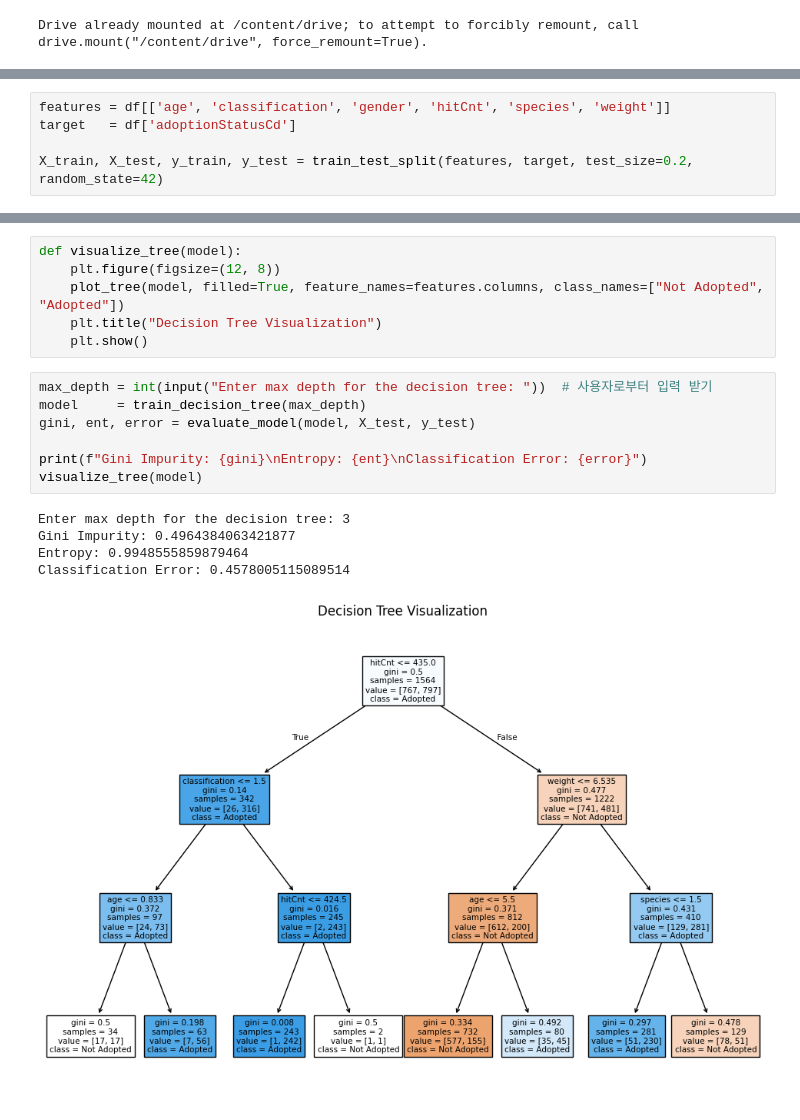
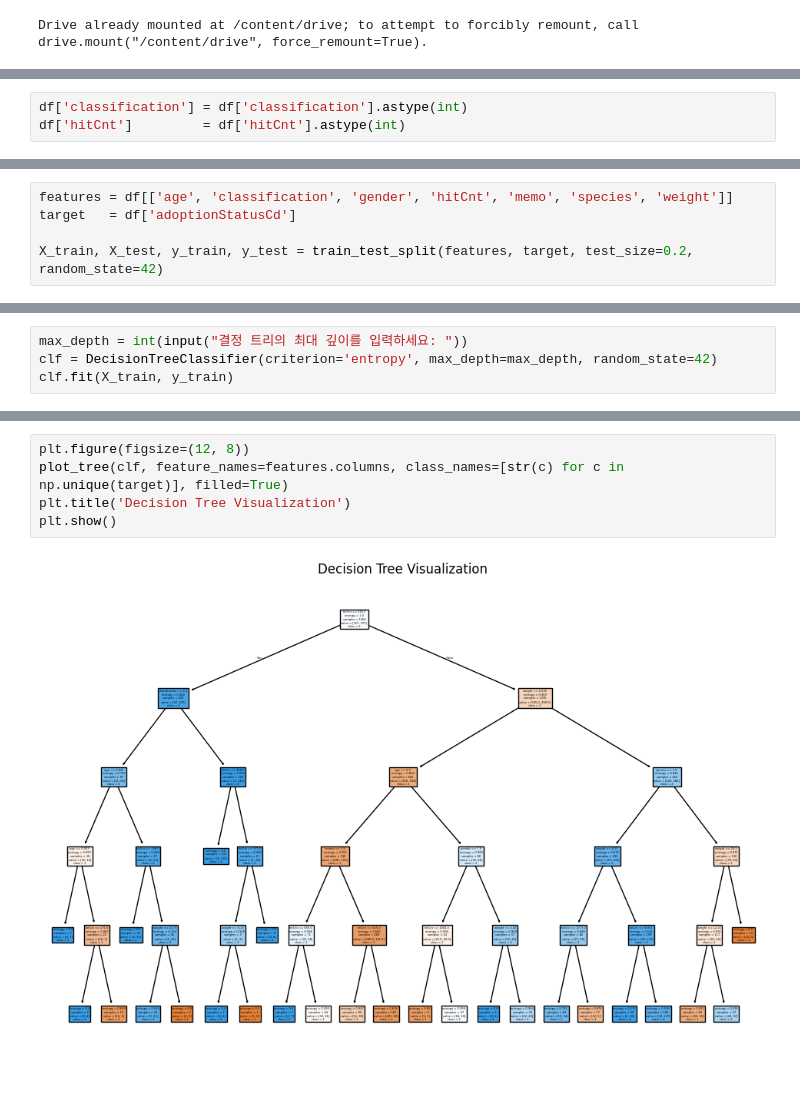
Before and after one commit to Bee-Geum/datamining, a Jupyter notebook: decision_tree.ipynb, the cells around one changed output, grey strips where cells are left out. Drawn from its saved outputs; the diff is of its cells as text; blank space fills up the shorter version.

```diff
--- a/decision_tree.ipynb
+++ b/decision_tree.ipynb
@@ -20,0 +43,3 @@ df.head()
+# %%
+df['classification'] = df['classification'].astype(int)
+df['hitCnt']         = df['hitCnt'].astype(int)
@@ -27,5 +67,5 @@ import matplotlib.pyplot as plt
 # %%
-features = df[['age', 'classification', 'gender', 'hitCnt', 'species', 'weight']]
+features = df[['age', 'classification', 'gender', 'hitCnt', 'memo', 'species', 'weight']]
 target   = df['adoptionStatusCd']
 
 X_train, X_test, y_train, y_test = train_test_split(features, target, test_size=0.2, random_state=42)
@@ -56,0 +72,4 @@ def classification_error(target):
+# %%
+max_depth = int(input("결정 트리의 최대 깊이를 입력하세요: "))
+clf = DecisionTreeClassifier(criterion='entropy', max_depth=max_depth, random_state=42)
+clf.fit(X_train, y_train)
@@ -57,19 +107,7 @@ def classification_error(target):
 # %%
-def visualize_tree(model):
-    plt.figure(figsize=(12, 8))
-    plot_tree(model, filled=True, feature_names=features.columns, class_names=["Not Adopted", "Adopted"])
-    plt.title("Decision Tree Visualization")
-    plt.show()
+plt.figure(figsize=(12, 8))
+plot_tree(clf, feature_names=features.columns, class_names=[str(c) for c in np.unique(target)], filled=True)
+plt.title('Decision Tree Visualization')
+plt.show()
+# %% [output]
+[figure, added]
-# %%
-max_depth = int(input("Enter max depth for the decision tree: "))  # 사용자로부터 입력 받기
-model     = train_decision_tree(max_depth)
-gini, ent, error = evaluate_model(model, X_test, y_test)
-
-print(f"Gini Impurity: {gini}\nEntropy: {ent}\nClassification Error: {error}")
-visualize_tree(model)
-# %% [output]
-Enter max depth for the decision tree: 3
-Gini Impurity: 0.4964384063421877
-Entropy: 0.9948555859879464
-Classification Error: 0.4578005115089514
-[figure, removed]
```
Also changed, not shown: parts of 12 cells of this notebook.
